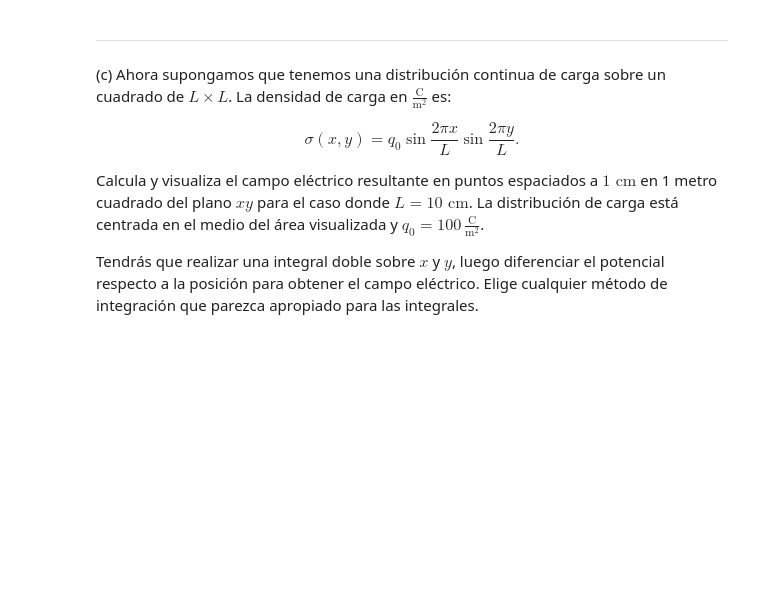
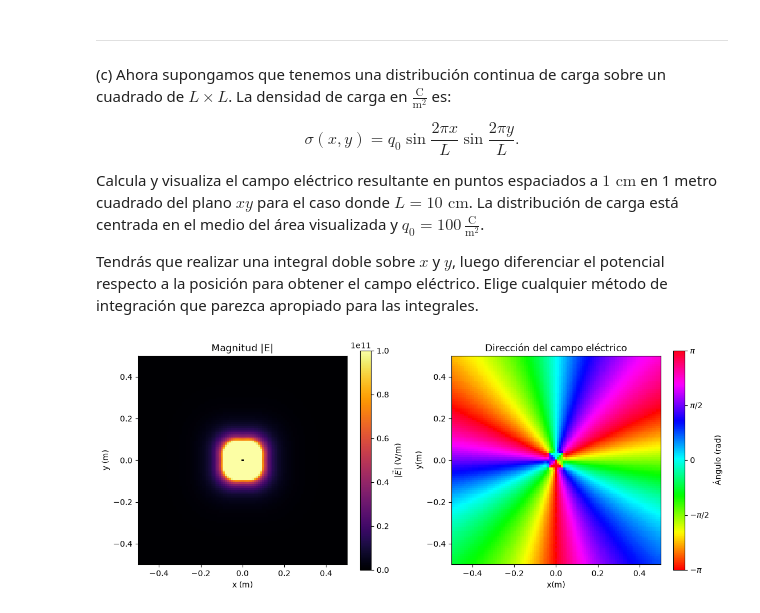
Before and after one commit to SebastianDhamar/RepositorioFisicaComp, a Jupyter notebook: Tareas-Practicas/TareaPractica5.ipynb, the cells around one changed output. Saved outputs shown, nothing was run; the diff lists cells and outputs as text; code cells hidden in the pictures; blank space fills up the shorter version.

```diff
--- a/Tareas-Practicas/TareaPractica5.ipynb
+++ b/Tareas-Practicas/TareaPractica5.ipynb
@@ -140,3 +180,64 @@ $$ \sigma(x, y) = q_0 \sin \frac{2\pi x}{L} \sin \frac{2\pi y}{L}. $$
 Calcula y visualiza el campo eléctrico resultante en puntos espaciados a $1\text{ cm}$ en 1 metro cuadrado del plano $xy$ para el caso donde $L = 10\text{ cm}$. La distribución de carga está centrada en el medio del área visualizada y $q_0 = 100\,\frac{\text{C}}{\text{m}^2}$.
 
 Tendrás que realizar una integral doble sobre $x$ y $y$, luego diferenciar el potencial respecto a la posición para obtener el campo eléctrico. Elige cualquier método de integración que parezca apropiado para las integrales.
+# %%
+L = 0.1
+N = 30
+a= -L/2
+b = L/2
+e0= 8.85*10**(-12)
+
+xi, wi = np.polynomial.legendre.leggauss(N)
+xp = 0.5 * L * xi
+yp = 0.5 * L * xi
+wp = 0.5 * L * wi
+Xp, Yp = np.meshgrid(xp, yp)
+Wp = np.outer(wp, wp)
+q0=100
+L=0.1
+sigmap = q0 * np.sin(2*np.pi*Xp/L)*np.sin(2*np.pi*Yp/L)
+dq = sigmap * Wp
+
+def phiTot(x, y):
+    potencial = np.zeros_like(x)
+    for i in range(N):
+        for j in range(N):
+            r= np.sqrt((x-xp[i])**2+(y-yp[j])**2)
+            r= np.where(r == 0,1e-4,r)
+            potencial += dq[j,i]/r
+    return (1/(4*np.pi*e0))*potencial
+
+h=10**(-5)
+def dpx(x,y):
+    return(phiTot(x+h/2,y)-phiTot(x-h/2,y))/h
+def dpy(x,y):
+    return(phiTot(x,y+h/2)-phiTot(x,y-h/2))/h
+
+x = np.linspace(-0.5, 0.5, 101)
+y = np.linspace(-0.5, 0.5, 101)
+X, Y = np.meshgrid(x, y)
+
+Ex= -dpx(X,Y)
+Ey= -dpy(X,Y)
+E_mag = np.sqrt(Ex**2 + Ey**2)
+E_dir = np.arctan2(Ey,Ex)
+
+
+fig, axs = plt.subplots(1, 2, figsize=(13, 5))
+
+im0 = axs[0].imshow(E_mag, extent=[-0.5, 0.5, -0.5, 0.5], cmap='inferno', vmax=1e11)
+axs[0].set_title(r'Magnitud |E|')
+axs[0].set_xlabel('x (m)')
+axs[0].set_ylabel('y (m)')
+fig.colorbar(im0, ax=axs[0], label=r'$|\vec{E}|$ (V/m)')
+
+im1 = axs[1].imshow(E_dir, extent=[-0.5, 0.5, -0.5, 0.5], cmap='hsv', vmin=-np.pi, vmax=np.pi)
+axs[1].set_title('Dirección del campo eléctrico')
+axs[1].set_xlabel('x(m)')
+axs[1].set_ylabel('y(m)')
+cbar1 = fig.colorbar(im1, ax=axs[1], label='Ángulo (rad)')
+cbar1.set_ticks([-np.pi, -np.pi/2, 0, np.pi/2, np.pi])
+cbar1.set_ticklabels([r'$-\pi$', r'$-\pi/2$', r'$0$', r'$\pi/2$', r'$\pi$'])
+plt.show()
+# %% [output]
+[figure, added]
```
Also changed, not shown: parts of 13 cells of this notebook, 4 other files.
